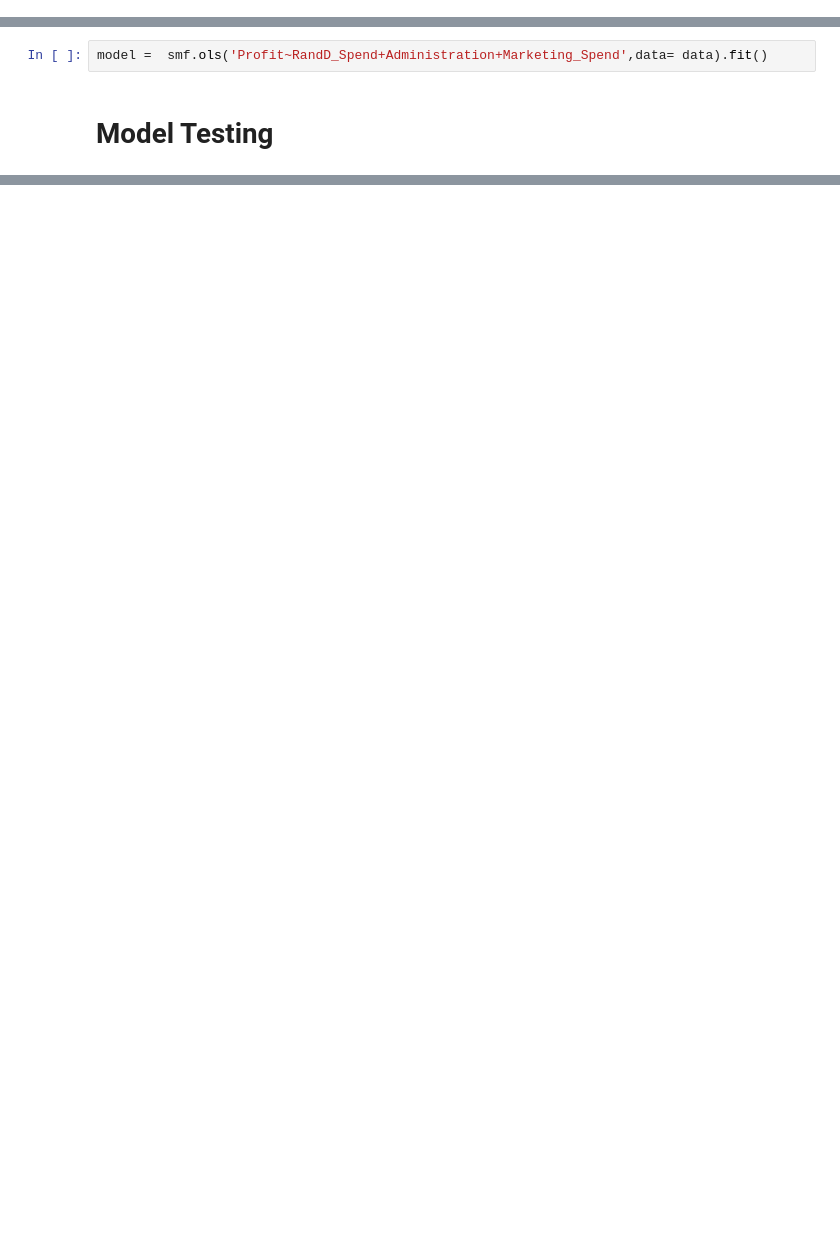
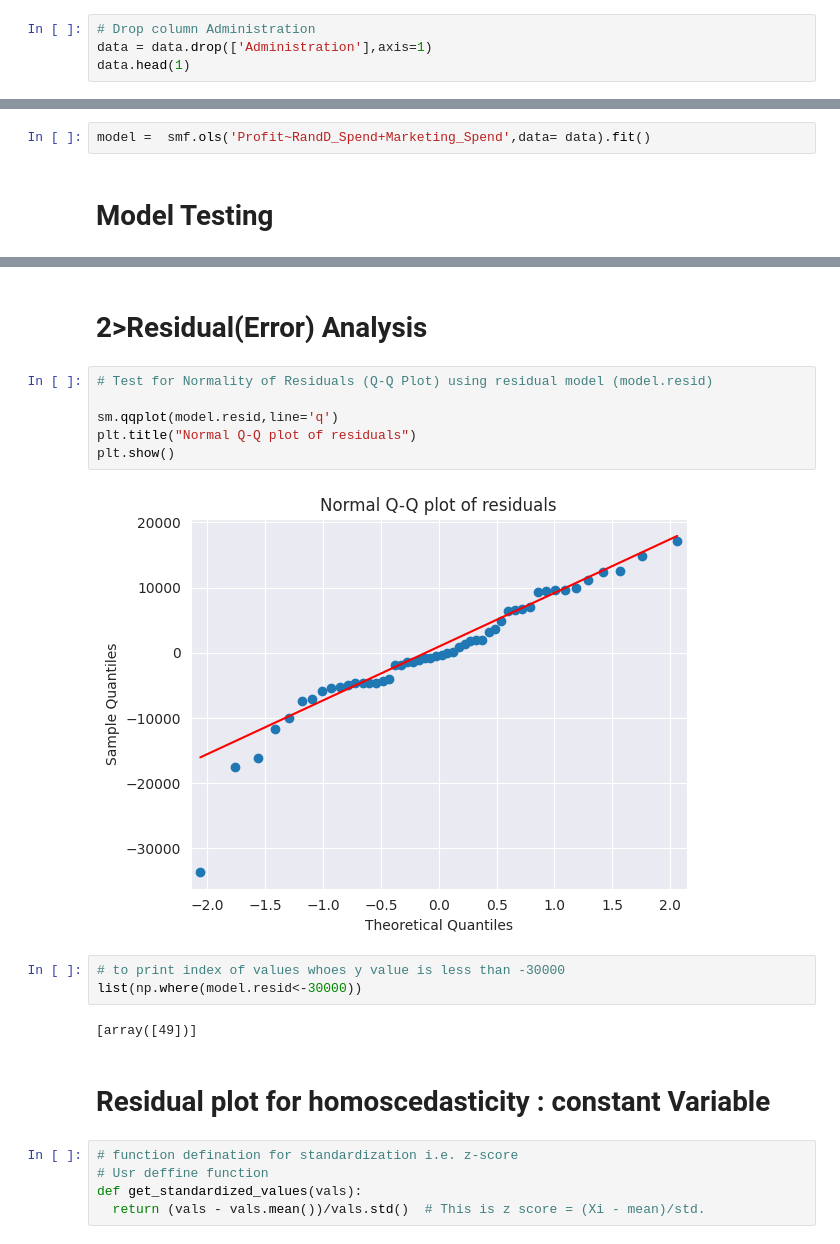
Before and after one commit to CM-007/DS_ASS, a Jupyter notebook: Ass05_Startups(MLL).ipynb, the cells around one changed output, grey strips where cells are left out. Saved outputs shown, nothing was run; the diff lists cells and outputs as text; blank space fills up the shorter version.

```diff
--- a/Ass05_Startups(MLL).ipynb
+++ b/Ass05_Startups(MLL).ipynb
@@ -91,0 +100,4 @@ sns.pairplot(data)
+# %%
+# Drop column Administration
+data = data.drop(['Administration'],axis=1)
+data.head(1)
@@ -93,7 +108,7 @@ sns.pairplot(data)
 # **Preparing a model**
 # Build Model
 # %%
-model =  smf.ols('Profit~RandD_Spend+Administration+Marketing_Spend',data= data).fit()
+model =  smf.ols('Profit~RandD_Spend+Marketing_Spend',data= data).fit()
 # %% [markdown]
 # **Model Testing**
 # %%
@@ -132,0 +171,22 @@ dtype: float64
+# %% [markdown]
+# **2>Residual(Error) Analysis**
+# %%
+# Test for Normality of Residuals (Q-Q Plot) using residual model (model.resid)
+
+sm.qqplot(model.resid,line='q')
+plt.title("Normal Q-Q plot of residuals")
+plt.show()
+# %% [output]
+[figure, added]
+# %%
+# to print index of values whoes y value is less than -30000
+list(np.where(model.resid<-30000))
+# %% [output]
+[array([49])]
+# %% [markdown]
+# **Residual plot for homoscedasticity : constant Variable**
+# %%
+# function defination for standardization i.e. z-score
+# Usr deffine function
+def get_standardized_values(vals):
+  return (vals - vals.mean())/vals.std()  # This is z score = (Xi - mean)/std.
```
Also changed, not shown: parts of 30 cells of this notebook.
